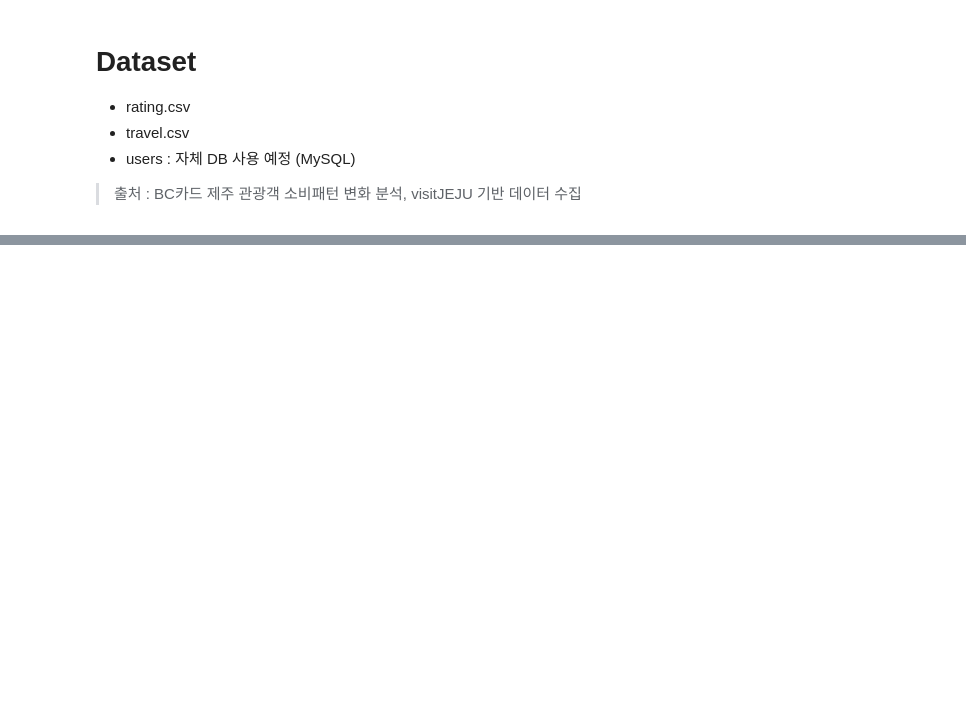
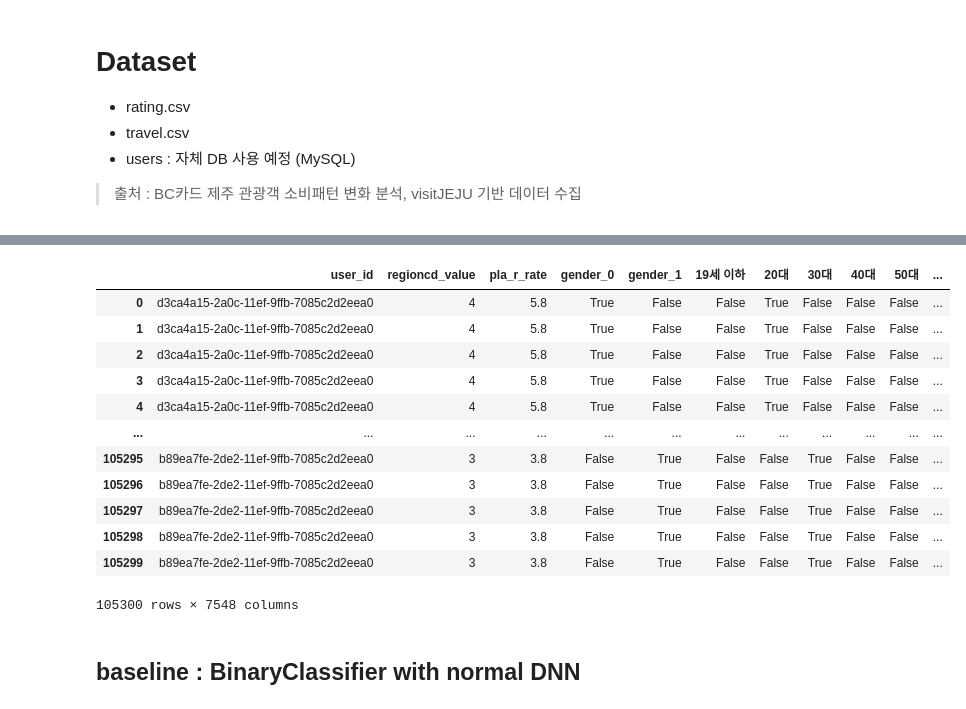
Before and after one commit to jxxngxn00/trouver, a Jupyter notebook: data/EDA.ipynb, the cells around one changed output, grey strips where cells are left out. Saved outputs shown, nothing was run; the diff lists cells and outputs as text; code cells hidden in the pictures; blank space fills up the shorter version.

```diff
--- a/data/EDA.ipynb
+++ b/data/EDA.ipynb
@@ -92,0 +251,5 @@ print(users.head())
+# %%
+ages_df = pd.get_dummies(users_df.user_age_group)
+
+ages_df.columns = ["19세 이하","20대", "30대", "40대", "50대", "60대 이상"]
+ages_df
@@ -92,0 +266,6 @@ print(users.head())
+# %%
+users_df = pd.concat([users_df, ages_df], axis=1)
+
+users_df.drop("user_age_group", axis=1, inplace=True)
+users_df.drop("age", axis=1, inplace=True)
+users_df
@@ -92,0 +284,3 @@ print(users.head())
+# %%
+mbti_df = pd.get_dummies(users_df.user_mbti)
+mbti_df
@@ -92,0 +297,4 @@ print(users.head())
+# %%
+users_df = pd.concat([users_df,mbti_df], axis=1)
+users_df.drop("user_mbti",axis=1, inplace=True)
+users_df
@@ -92,0 +341,18 @@ print(users.head())
+# %%
+ratings_df = ratings_df.merge(users_df, how="left")
+ratings_df = ratings_df.merge(travels_df, how="left")
+ratings_df
+# %% [output]
+|  | user_id | regioncd_value | pla_r_rate | gender_0 | gender_1 | 19세 이하 | 20대 | 30대 | 40대 | 50대 | ... |
+| 0 | d3ca4a15-2a0c-11ef-9ffb-7085c2d2eea0 | 4 | 5.8 | True | False | False | True | False | False | False | ... |
+| 1 | d3ca4a15-2a0c-11ef-9ffb-7085c2d2eea0 | 4 | 5.8 | True | False | False | True | False | False | False | ... |
+| 2 | d3ca4a15-2a0c-11ef-9ffb-7085c2d2eea0 | 4 | 5.8 | True | False | False | True | False | False | False | ... |
+| 3 | d3ca4a15-2a0c-11ef-9ffb-7085c2d2eea0 | 4 | 5.8 | True | False | False | True | False | False | False | ... |
+| 4 | d3ca4a15-2a0c-11ef-9ffb-7085c2d2eea0 | 4 | 5.8 | True | False | False | True | False | False | False | ... |
+| ... | ... | ... | ... | ... | ... | ... | ... | ... | ... | ... | ... |
+| 105295 | b89ea7fe-2de2-11ef-9ffb-7085c2d2eea0 | 3 | 3.8 | False | True | False | False | True | False | False | ... |
+| 105296 | b89ea7fe-2de2-11ef-9ffb-7085c2d2eea0 | 3 | 3.8 | False | True | False | False | True | False | False | ... |
+| 105297 | b89ea7fe-2de2-11ef-9ffb-7085c2d2eea0 | 3 | 3.8 | False | True | False | False | True | False | False | ... |
+| 105298 | b89ea7fe-2de2-11ef-9ffb-7085c2d2eea0 | 3 | 3.8 | False | True | False | False | True | False | False | ... |
+| 105299 | b89ea7fe-2de2-11ef-9ffb-7085c2d2eea0 | 3 | 3.8 | False | True | False | False | True | False | False | ... |
+105300 rows × 7548 columns
@@ -92,0 +365,2 @@ print(users.head())
+# %% [markdown]
+## baseline : BinaryClassifier with normal DNN
```
Also changed, not shown: parts of 44 cells of this notebook, 22 other files.
